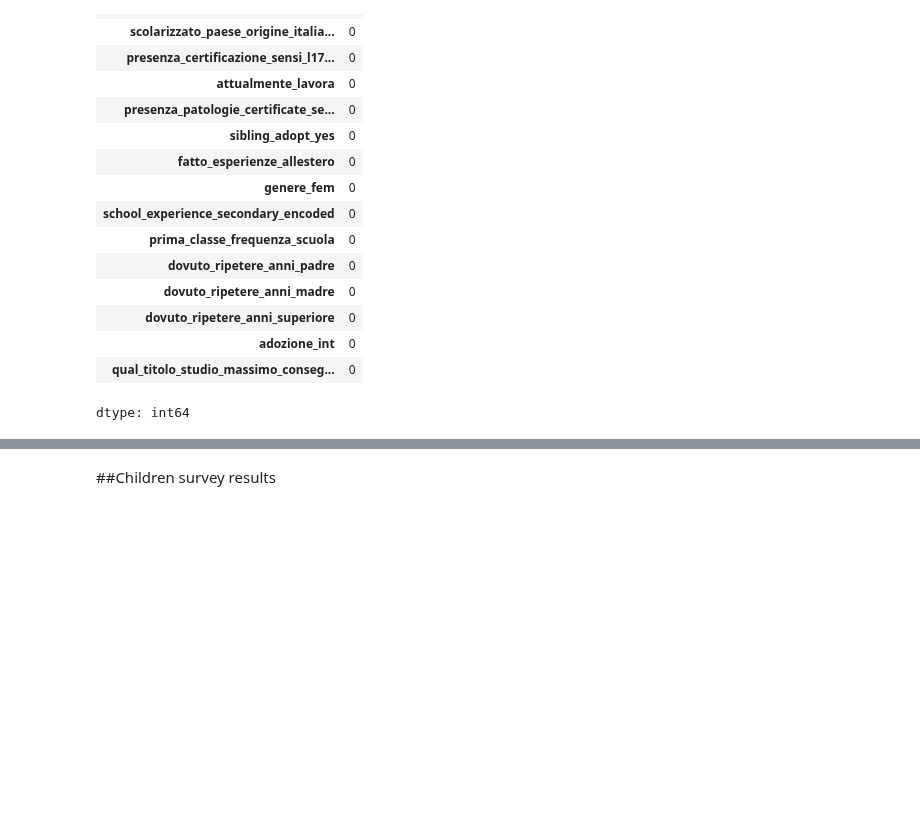
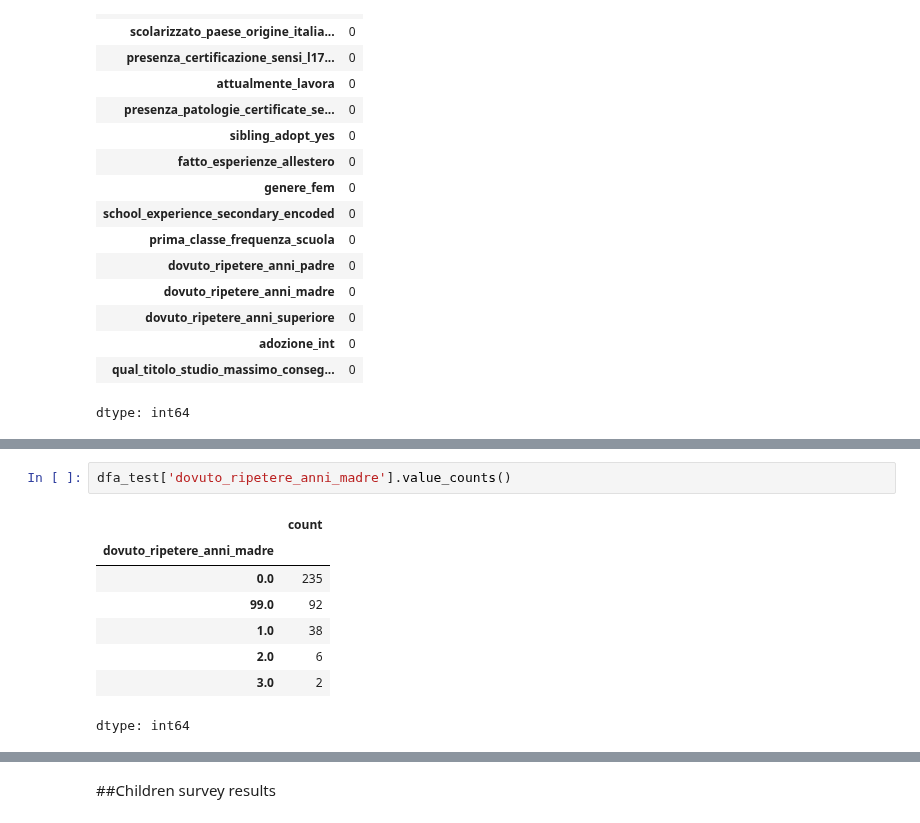
Before and after one commit to arina19-2000/unimi, a Jupyter notebook: tesi/tesi.ipynb, the cells around one changed output, grey strips where cells are left out. Cells and saved outputs as stored; diff of their text form; blank space fills up the shorter version.

```diff
--- a/tesi/tesi.ipynb
+++ b/tesi/tesi.ipynb
@@ -784,0 +801,11 @@ plt.show()
+# %%
+dfa_test['dovuto_ripetere_anni_madre'].value_counts()
+# %% [output]
+|  | count |
+| dovuto_ripetere_anni_madre |  |
+| 0.0 | 235 |
+| 99.0 | 92 |
+| 1.0 | 38 |
+| 2.0 | 6 |
+| 3.0 | 2 |
+dtype: int64
```
Also changed, not shown: parts of 82 cells of this notebook.
